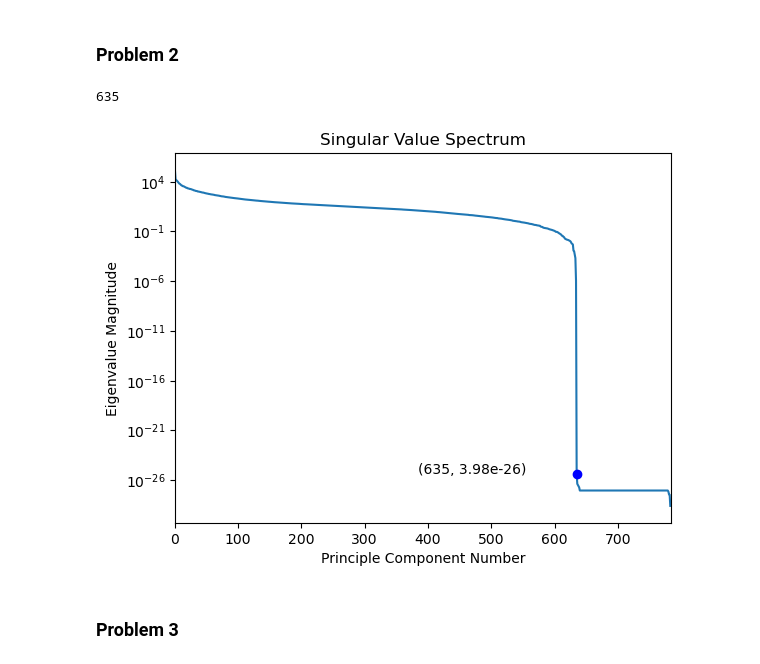
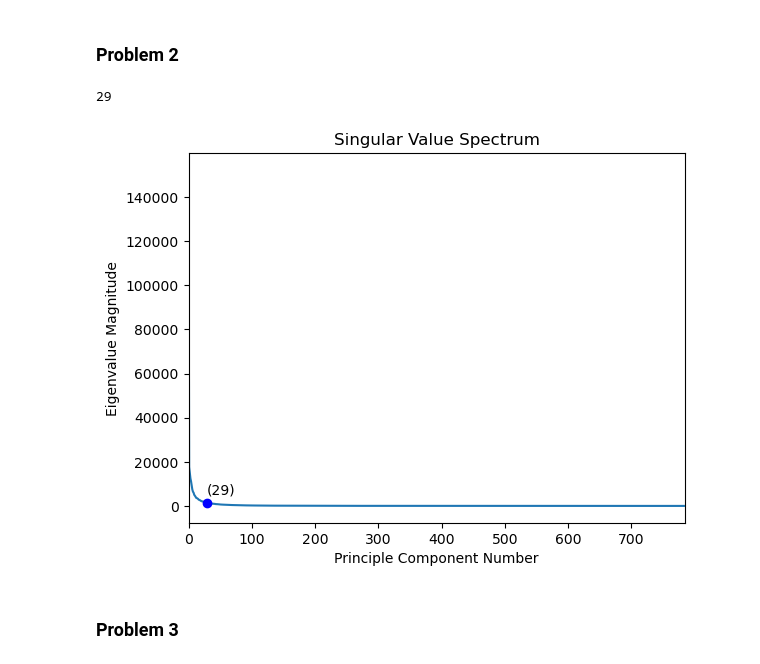
Before and after one commit to tingjones/ee399_hw3, a Jupyter notebook: HW3_TJ.ipynb, the cells around one changed output. Saved outputs shown, nothing was run; the diff lists cells and outputs as text; code cells hidden in the pictures.

```diff
--- a/HW3_TJ.ipynb
+++ b/HW3_TJ.ipynb
@@ -56,24 +56,24 @@ u, s, vt = np.linalg.svd(sample_x, full_matrices=False)
 # %% [markdown]
 ### Problem 2
 # %%
-# get rank of random sample
-r = np.linalg.matrix_rank(sample_x)
+# Determine the rank r
+threshold = 0.1 * s[0]
+r = np.sum(s > threshold)
 print(r)
 
 eigval = s**2
 
 fig = plt.figure()
 plt.plot(np.arange(0, sample_x.shape[0]), eigval)
 plt.xlim(0, sample_x.shape[0])
 plt.xlabel("Principle Component Number")
 plt.ylabel("Eigenvalue Magnitude")
-plt.yscale('log')
-plt.annotate('(%s, %s)' % (r, '{:.2e}'.format(eigval[r])), xy=(r-250, eigval[r]))
+plt.annotate('(%s)' % (r), xy=(r, eigval[r] + 4000))
 plt.plot(r, eigval[r], 'bo')
 plt.title("Singular Value Spectrum")
 plt.show()
 # %% [output]
-635
+29
-[figure, old version]
+[figure, new version]
 # %% [markdown]
 ### Problem 3
```
Also changed, not shown: parts of 21 cells of this notebook, 1 other file.
